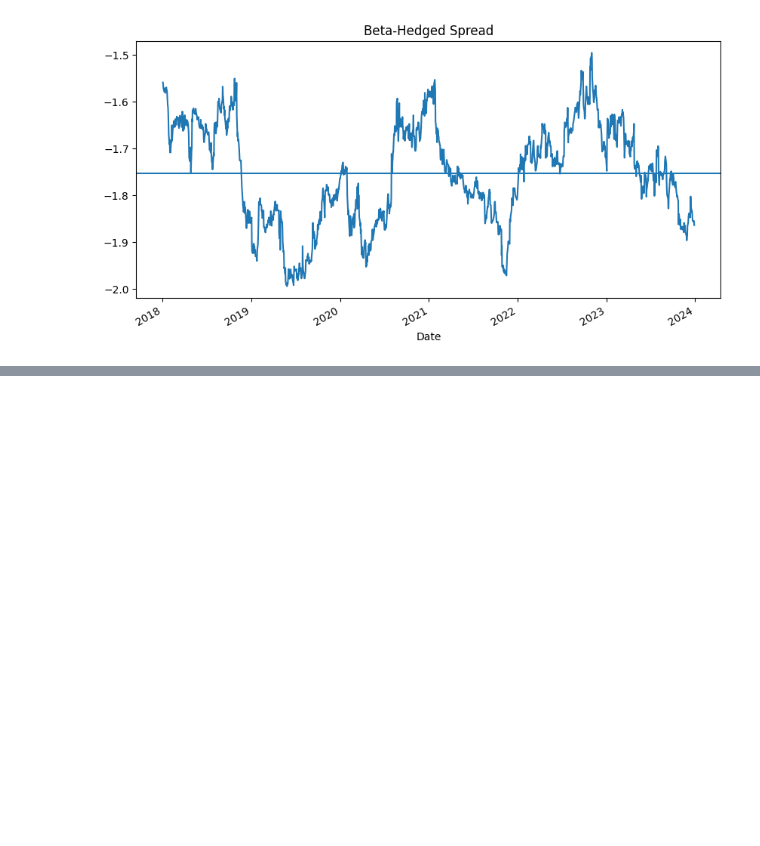
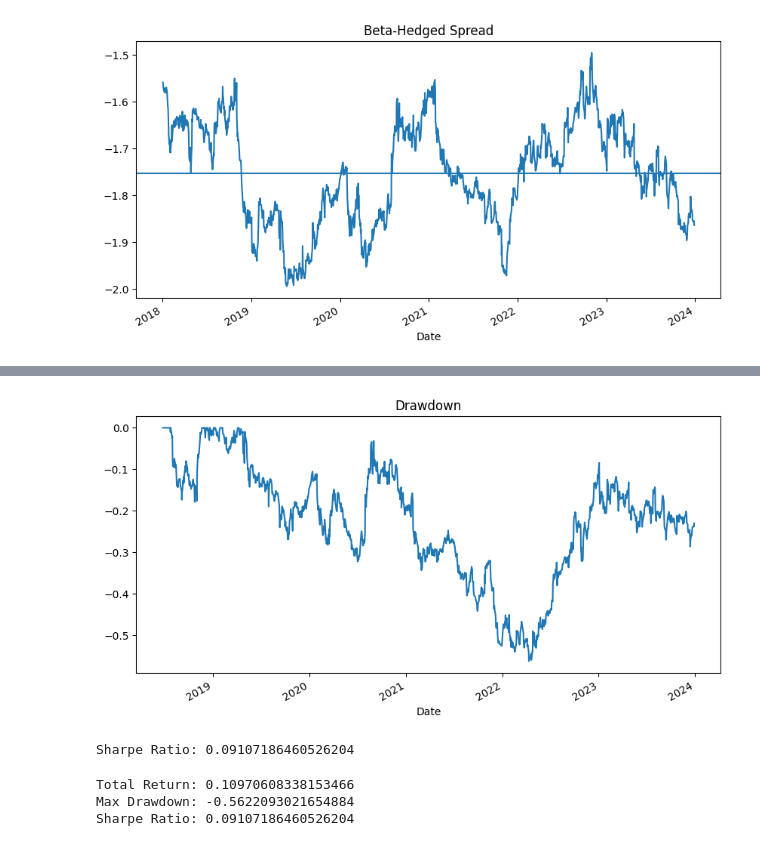
Before and after one commit to Shaur544/stat-arbitrage-pipeline, a Jupyter notebook: stat-arb-research-pipeline/notebooks/01_data_exploration.ipynb, the cells around one changed output, grey strips where cells are left out. Saved outputs shown, nothing was run; the diff lists cells and outputs as text; code cells hidden in the pictures; blank space fills up the shorter version.

```diff
--- a/stat-arb-research-pipeline/notebooks/01_data_exploration.ipynb
+++ b/stat-arb-research-pipeline/notebooks/01_data_exploration.ipynb
@@ -317,0 +444,25 @@ dtype: float64
+# %%
+running_max = cumulative_returns.cummax()
+drawdown = cumulative_returns - running_max
+
+drawdown.plot(figsize=(10, 5), title="Drawdown")
+plt.show()
+# %% [output]
+[figure, added]
+# %%
+sharpe_ratio = (
+    strategy_returns.mean()
+    / strategy_returns.std()
+) * np.sqrt(252)
+
+print("Sharpe Ratio:", sharpe_ratio)
+# %% [output]
+Sharpe Ratio: 0.09107186460526204
+# %%
+print("Total Return:", cumulative_returns.iloc[-1])
+print("Max Drawdown:", drawdown.min())
+print("Sharpe Ratio:", sharpe_ratio)
+# %% [output]
+Total Return: 0.10970608338153466
+Max Drawdown: -0.5622093021654884
+Sharpe Ratio: 0.09107186460526204
```
Also changed, not shown: parts of 16 cells of this notebook.
